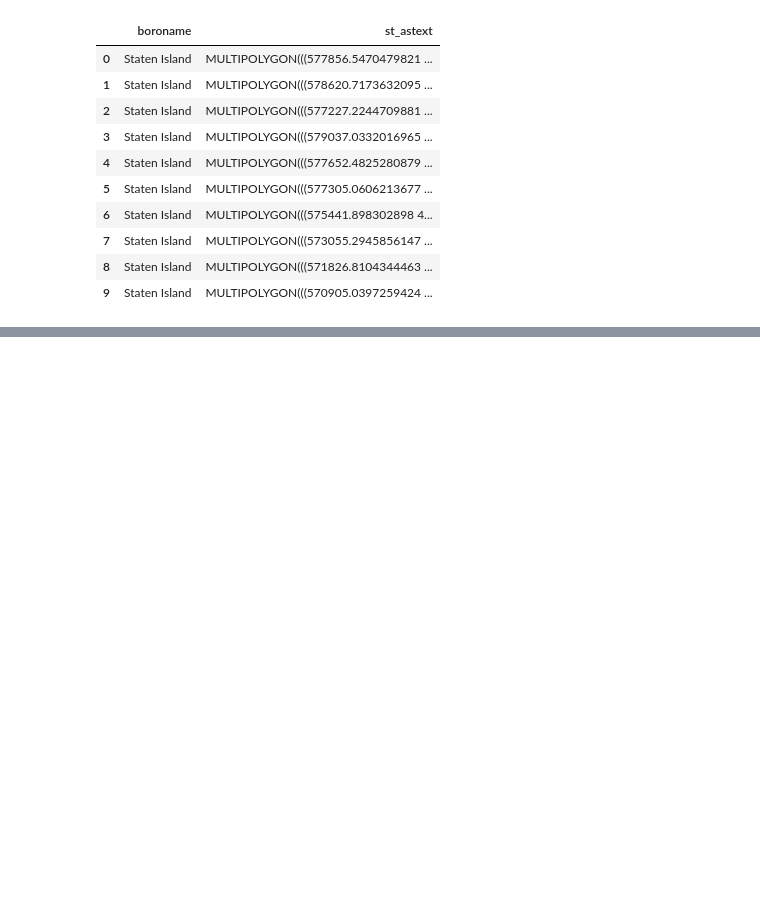
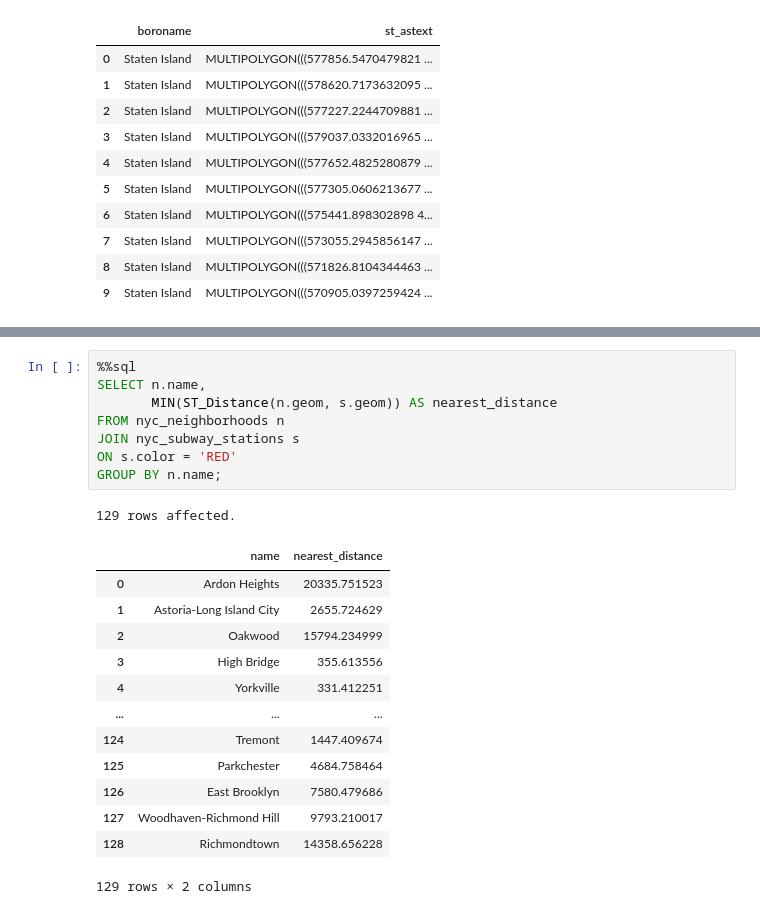
Before and after one commit to Vikash-exe/SQL, a Jupyter notebook: PostgreSQL.ipynb, the cells around one changed output, grey strips where cells are left out. Cells and saved outputs as stored; diff of their text form; blank space fills up the shorter version.

```diff
--- a/PostgreSQL.ipynb
+++ b/PostgreSQL.ipynb
@@ -243,0 +266,23 @@ SELECT boroname, ST_AsText(geom) FROM nyc_census_blocks LIMIT 10;
+# %%
+%%sql
+SELECT n.name,
+       MIN(ST_Distance(n.geom, s.geom)) AS nearest_distance
+FROM nyc_neighborhoods n
+JOIN nyc_subway_stations s
+ON s.color = 'RED'
+GROUP BY n.name;
+# %% [output]
+129 rows affected.
+|  | name | nearest_distance |
+| 0 | Ardon Heights | 20335.751523 |
+| 1 | Astoria-Long Island City | 2655.724629 |
+| 2 | Oakwood | 15794.234999 |
+| 3 | High Bridge | 355.613556 |
+| 4 | Yorkville | 331.412251 |
+| ... | ... | ... |
+| 124 | Tremont | 1447.409674 |
+| 125 | Parkchester | 4684.758464 |
+| 126 | East Brooklyn | 7580.479686 |
+| 127 | Woodhaven-Richmond Hill | 9793.210017 |
+| 128 | Richmondtown | 14358.656228 |
+129 rows × 2 columns
```
Also changed, not shown: parts of 7 cells of this notebook.
